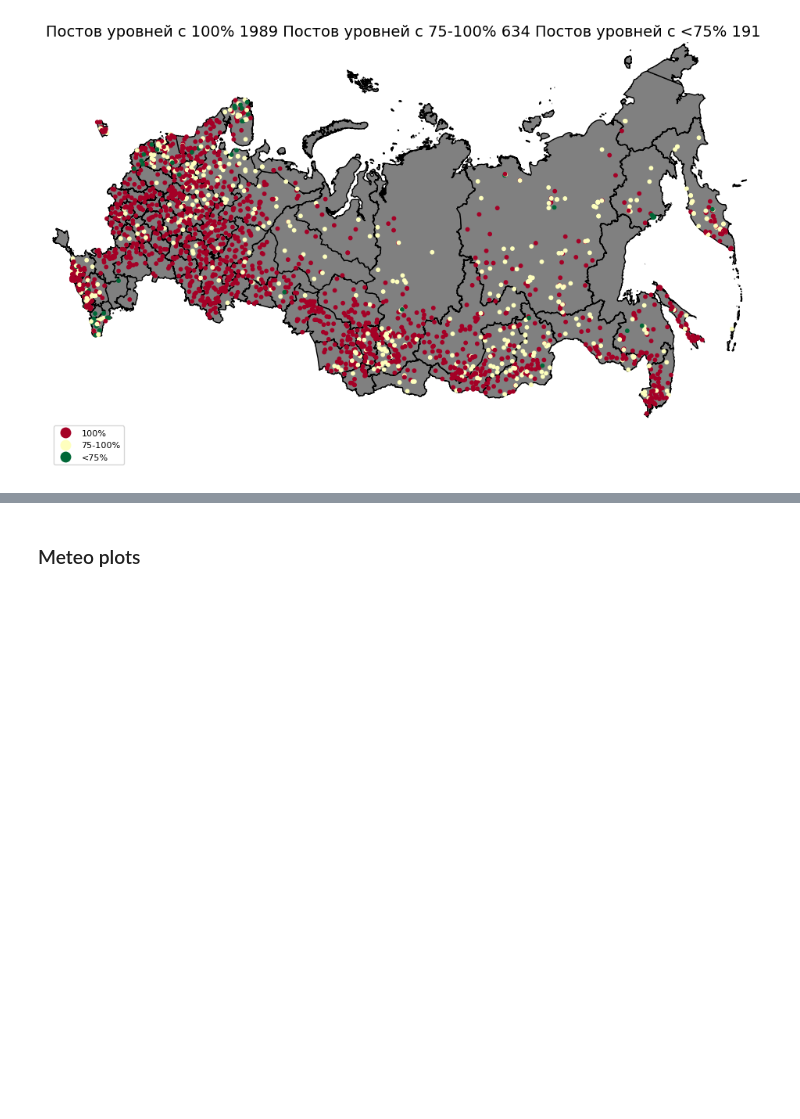
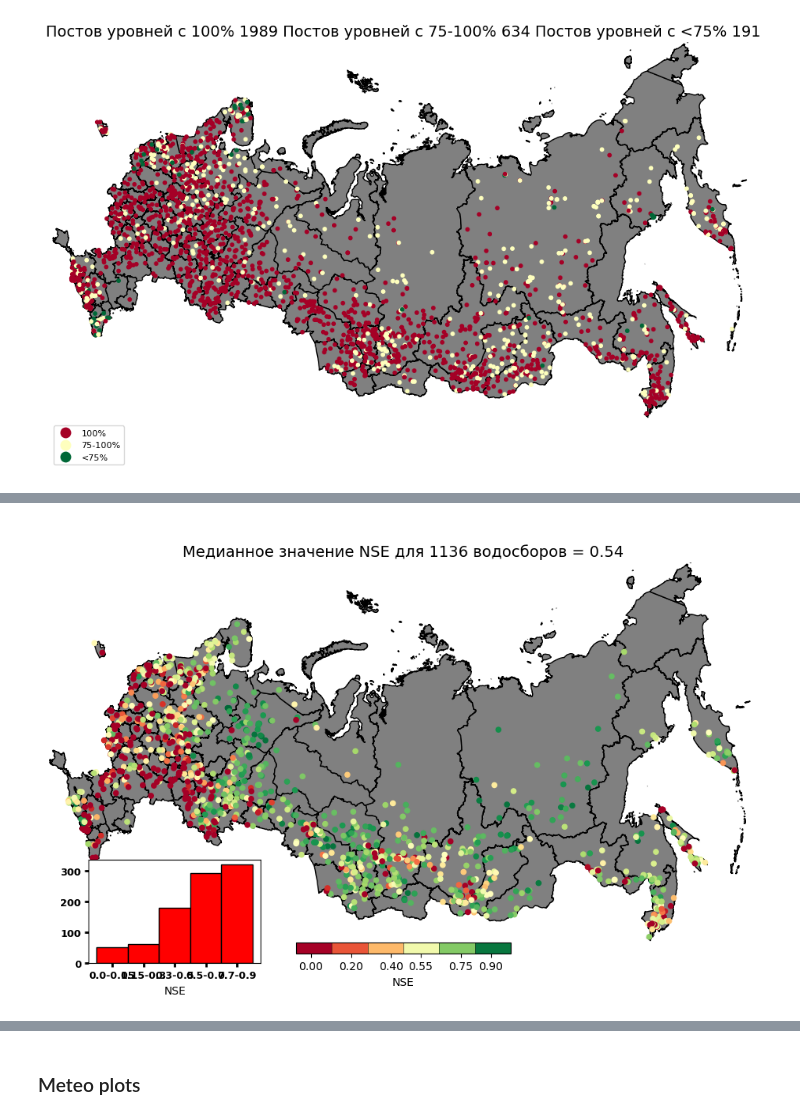
Before and after one commit to dmbrmv/my_dissertation, a Jupyter notebook: visualizations/visualisation.ipynb, the cells around one changed output, grey strips where cells are left out. Drawn from its saved outputs; the diff is of its cells as text; code cells hidden in the pictures; blank space fills up the shorter version.

```diff
--- a/visualizations/visualisation.ipynb
+++ b/visualizations/visualisation.ipynb
@@ -164,0 +210,13 @@ gauges_fig = russia_plots(gdf_to_plot=gauges_file,
+# %%
+gpcp_file, nse_median = metric_viewer(
+    '../test_meteo_input/runs_q_cms/gpcp_prcp_3003_063422/test/model_epoch042/test_metrics.csv')
+gauges_fig = russia_plots(gdf_to_plot=gpcp_file,
+                          basemap_data=basemap_data,
+                          cmap='RdYlGn',
+                          metric_col='NSE',
+                          distinction_col='',
+                          with_histogram=True,
+                          title_text=f"""
+Медианное значение NSE для {len(gpcp_file)} водосборов = {nse_median:.2f}""");
+# %% [output]
+[figure, added]
```
Also changed, not shown: parts of 15 cells of this notebook, 8 other files.
